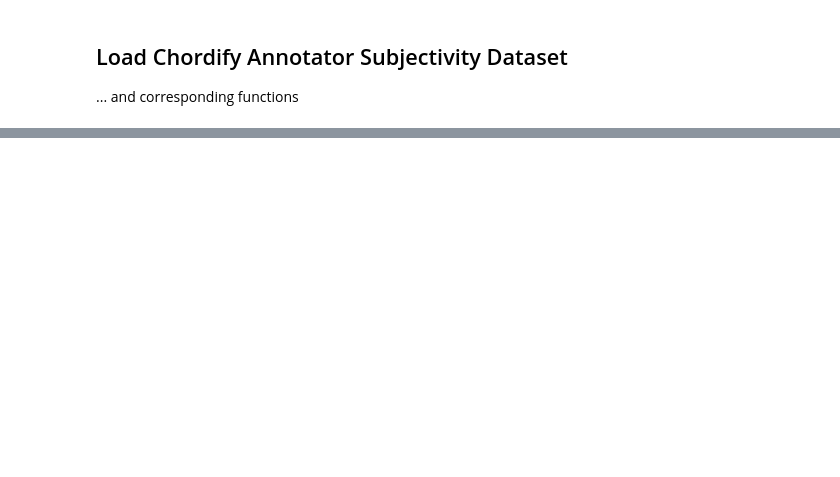
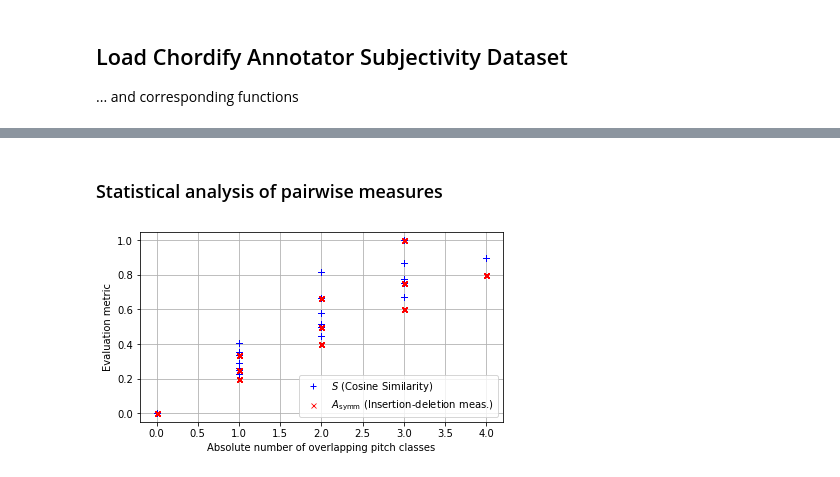
Before and after one commit to christofw/chord_eval, a Jupyter notebook: analyze_CASD.ipynb, the cells around one changed output, grey strips where cells are left out. Drawn from its saved outputs; the diff is of its cells as text; code cells hidden in the pictures; blank space fills up the shorter version.

```diff
--- a/analyze_CASD.ipynb
+++ b/analyze_CASD.ipynb
@@ -48,0 +106,9 @@ plotchroma(filename)
+# %%
+df_ann_all = jam['annotations'][0].to_dataframe().drop(['confidence'], axis=1)
+df_ann_all = df_ann_all.rename(columns={'value': 'annot'+str(1)})
+
+for ann_num in range(1, 4):
+    df_curr_ann = jam['annotations'][ann_num].to_dataframe().drop(['confidence'], axis=1)
+    df_curr_ann = df_curr_ann.rename(columns={'value': 'annot'+str(1+ann_num)})
+    df_ann_all=pd.merge(left=df_ann_all, right=df_curr_ann, how='left', left_on=['time', 'duration'], right_on=['time', 'duration'])
+df_ann_all
@@ -48,0 +170,19 @@ plotchroma(filename)
+# %%
+# Print all labels where anotators disagree in the root
+
+df_all_songs
+
+previousstring = ''
+counter = 0
+for index, row in df_all_songs.iterrows():
+    root1, shorthand1, scaledeg1, bass1 = mir_eval.chord.split(row['annot1'])
+    root2, shorthand2, scaledeg2, bass2 = mir_eval.chord.split(row['annot2'])
+    root3, shorthand3, scaledeg3, bass3 = mir_eval.chord.split(row['annot3'])
+    root4, shorthand4, scaledeg4, bass4 = mir_eval.chord.split(row['annot4'])
+    rootlist = [root1, root2, root3, root4]
+    if any([a!=b for i,a in enumerate(rootlist) for j,b in enumerate(rootlist) if i != j]):
+        counter+=1
+        comparestring = root1+':'+shorthand1+' - '+root2+':'+shorthand2+' - '+root3+':'+shorthand3+' - '+root4+':'+shorthand4
+        if not comparestring==previousstring:
+            print(comparestring)
+        previousstring = comparestring
@@ -48,0 +369,20 @@ plotchroma(filename)
+# %% [markdown]
+### Statistical analysis of pairwise measures
+# %%
+# print(pairwise_stats.shape)
+# print(pairwise_stats)
+
+plt.figure(figsize=(6.5,3.5))
+plt.plot(pairwise_stats[:, 2], pairwise_stats[:, 3], 'b+', markeredgewidth=1)
+plt.plot(pairwise_stats[:, 2], pairwise_stats[:, 4], 'rx', markersize=5, markeredgewidth=.8)
+# plt.plot(pairwise_stats[:, 2], pairwise_stats[:, 2]/(0.5*(pairwise_stats[:, 0]+pairwise_stats[:, 1])),  'g*', linewidth=0.5)
+plt.legend([r'$S$ (Cosine Similarity)', r'$A_\mathrm{symm}$ (Insertion-deletion meas.)'], loc=4)
+plt.grid()
+ax = plt.gca()
+ax.set_xlabel('Absolute number of overlapping pitch classes')
+ax.set_ylabel('Evaluation metric')
+plt.show
+plt.tight_layout
+plt.savefig('metrics_absolute_no_pcs.pdf')
+# %% [output]
+[figure, added]
```
Also changed, not shown: parts of 21 cells of this notebook.
